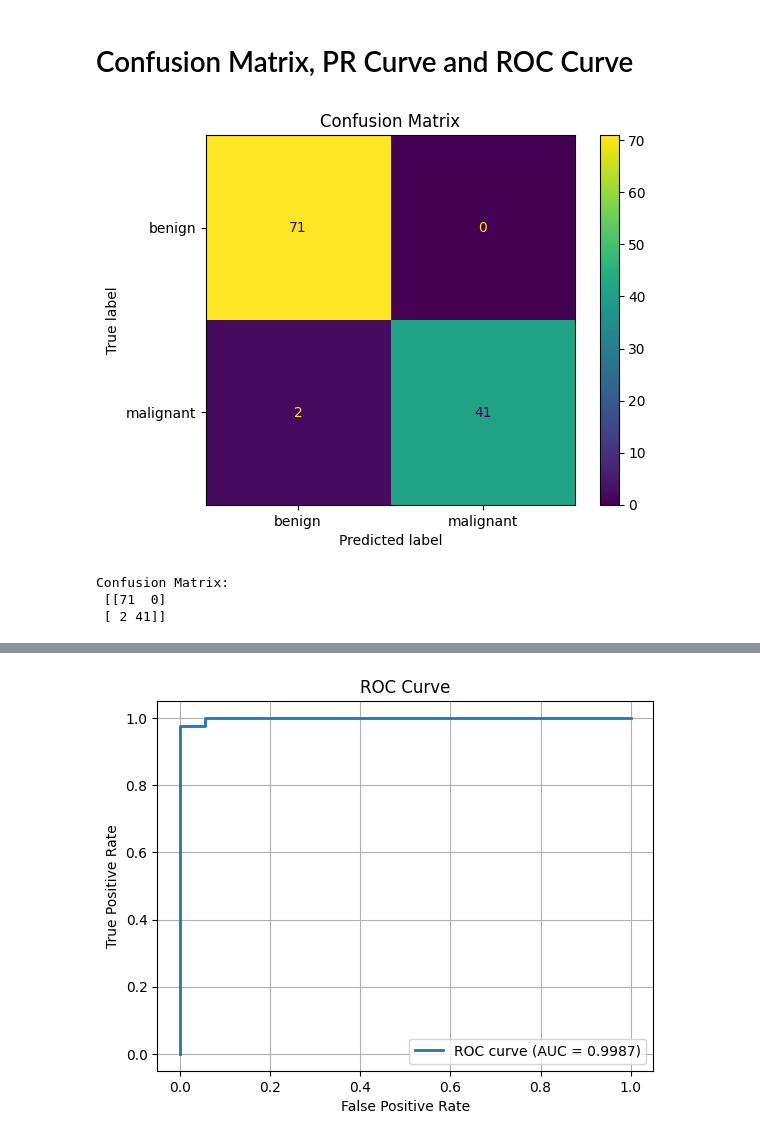
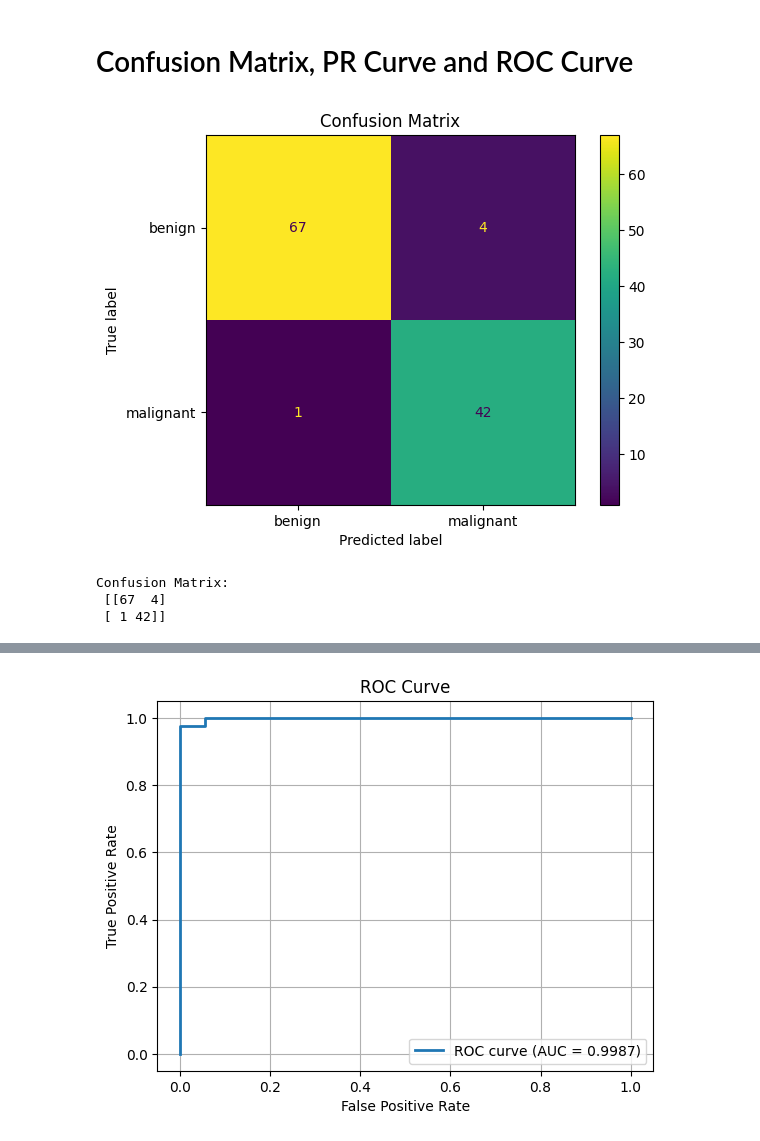
Before and after one commit to TobiSchl2010/breast_cancer_diagnosis_svm, a Jupyter notebook: notebooks/01_exploration.ipynb, the cells around one changed output, grey strips where cells are left out. Cells and saved outputs as stored; diff of their text form; code cells hidden in the pictures.

```diff
--- a/notebooks/01_exploration.ipynb
+++ b/notebooks/01_exploration.ipynb
@@ -853,0 +910,11 @@ predictions = final_model.predict(X_test)
+# %%
+from sklearn.metrics import precision_recall_curve, recall_score, precision_score
+
+precisions, recalls, thresholds = precision_recall_curve(y_train, y_scores)
+
+precision_at_0 = precision_score(y_train, y_pred_cv)
+recall_at_0 = recall_score(y_train, y_pred_cv)
+
+thresholds_extended = np.sort(np.unique(np.concatenate(([0.0], thresholds))))
+precisions_extended = np.concatenate(([precision_at_0], precisions))
+recalls_extended = np.concatenate(([recall_at_0], recalls))
@@ -853,0 +948,9 @@ predictions = final_model.predict(X_test)
+# %%
+minimum_recalls = [round(x * 0.01, 2) for x in range(int(1/0.01), int(0.95/0.01)-1, -1)]
+
+for minimum_recall in minimum_recalls:
+    idx = np.where(recalls_extended >= minimum_recall)[0][-1]
+    threshold = thresholds_extended[idx]
+    precision = precisions_extended[idx]
+
+    print(f"Minimum Recall: {minimum_recall:.2f} -> Threshold: {threshold:.4f}, Precision: {precision:.4f}")
@@ -854 +985,22 @@ predictions = final_model.predict(X_test)
+# %%
+def predict_with_threshold(pipeline, X, threshold=-0.2773):
+    """
+    Generate predictions from a fitted pipeline using a custom decision threshold.
+
+    Parameters:
+    - pipeline : fitted sklearn Pipeline (e.g., with LinearSVC)
+    - X         : input features
+    - threshold : decision threshold for the positive class
+
+    Returns:
+    - y_pred    : array of predictions (0/1)
+    """
+    # Get decision scores from the model inside the pipeline
+    scores = pipeline.decision_function(X)
+    # Apply threshold
+    y_pred = (scores >= threshold).astype(int)
+    return y_pred
+# %%
+# Example usage:
+y_test_pred_adj  = predict_with_threshold(final_model, X_test, threshold=-0.2773)
 # %%
@@ -899,20 +1057,20 @@ The `LinearSVC` model demonstrates **excellent overall performance** on the test
 # %%
 # Confusion Matrix
 
 from sklearn.metrics import ConfusionMatrixDisplay
 
-ConfusionMatrixDisplay.from_predictions(y_test, predictions, display_labels=bunch_data.target_names[::-1])
+ConfusionMatrixDisplay.from_predictions(y_test, y_test_pred_adj, display_labels=bunch_data.target_names[::-1])
 plt.title("Confusion Matrix")
 plt.savefig("outputs/plots/confusion_matrix.png")
 plt.show()
 
 from sklearn.metrics import confusion_matrix
 
-cm = confusion_matrix(y_test, predictions)
+cm = confusion_matrix(y_test, y_test_pred_adj)
 print("Confusion Matrix:\n", cm)
 # %% [output]
-[figure, old version]
+[figure, new version]
 Confusion Matrix:
- [[71  0]
- [ 2 41]]
+ [[67  4]
+ [ 1 42]]
 # %% [markdown]
```
Also changed, not shown: parts of 25 cells of this notebook, 1 other file.
